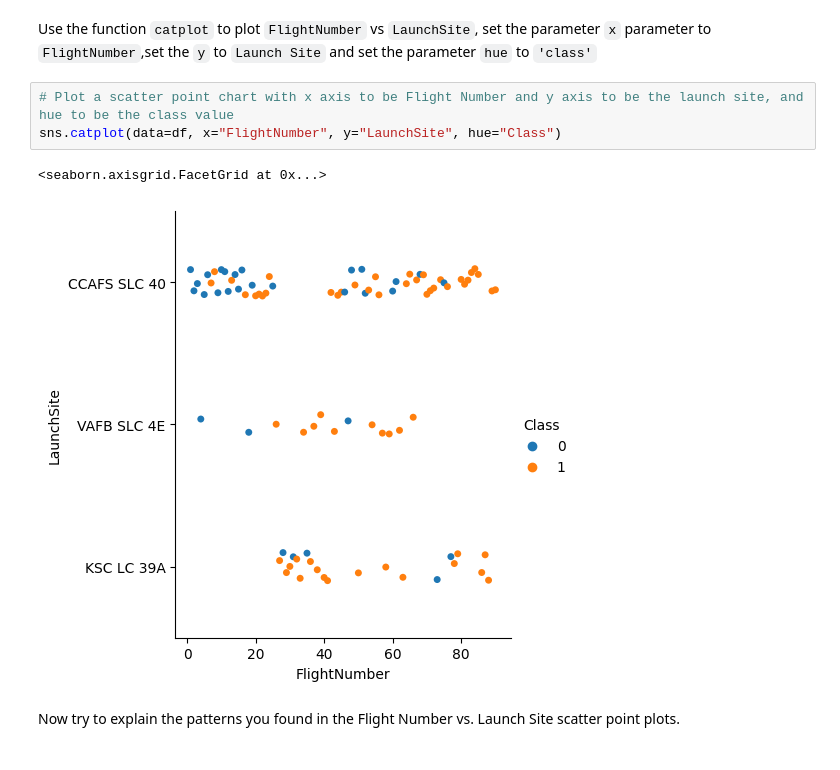
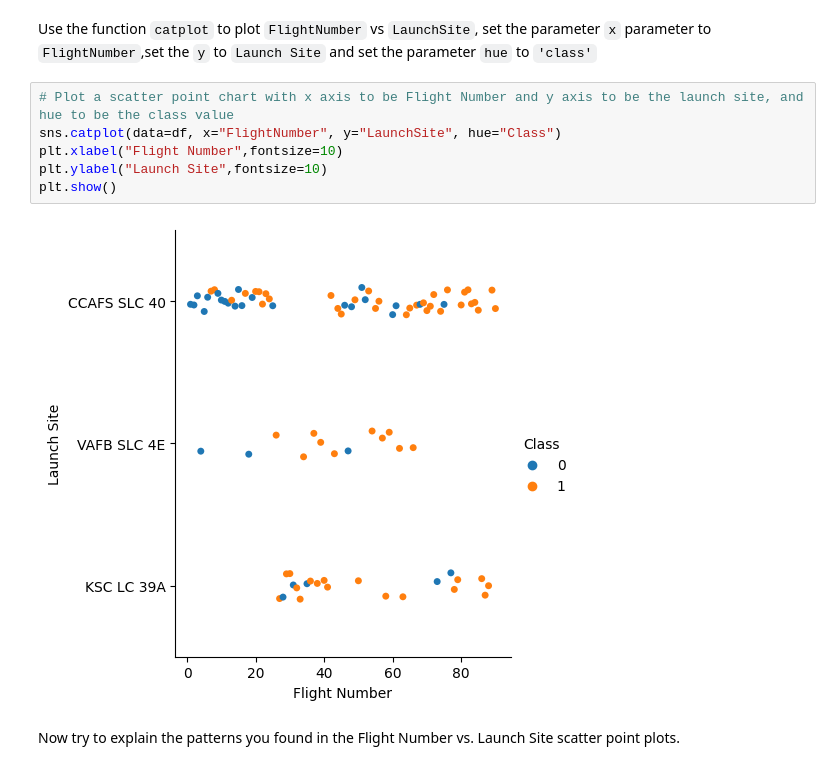
Before and after one commit to agomoll/Space_X_Analysis, a Jupyter notebook: jupyter-labs-eda-dataviz.ipynb, the cells around one changed output. Drawn from its saved outputs; the diff is of its cells as text.

```diff
--- a/jupyter-labs-eda-dataviz.ipynb
+++ b/jupyter-labs-eda-dataviz.ipynb
@@ -87,9 +87,11 @@ Use the function <code>catplot</code> to plot <code>FlightNumber</code> vs <code
 # %%
 # Plot a scatter point chart with x axis to be Flight Number and y axis to be the launch site, and hue to be the class value
 sns.catplot(data=df, x="FlightNumber", y="LaunchSite", hue="Class")
+plt.xlabel("Flight Number",fontsize=10)
+plt.ylabel("Launch Site",fontsize=10)
+plt.show()
 # %% [output]
-<seaborn.axisgrid.FacetGrid at 0x...>
-[figure, old version]
+[figure, new version]
 # %% [markdown]
 Now try to explain the patterns you found in the Flight Number vs. Launch Site scatter point plots.
 # %% [markdown]
```
Also changed, not shown: parts of 12 cells of this notebook.
